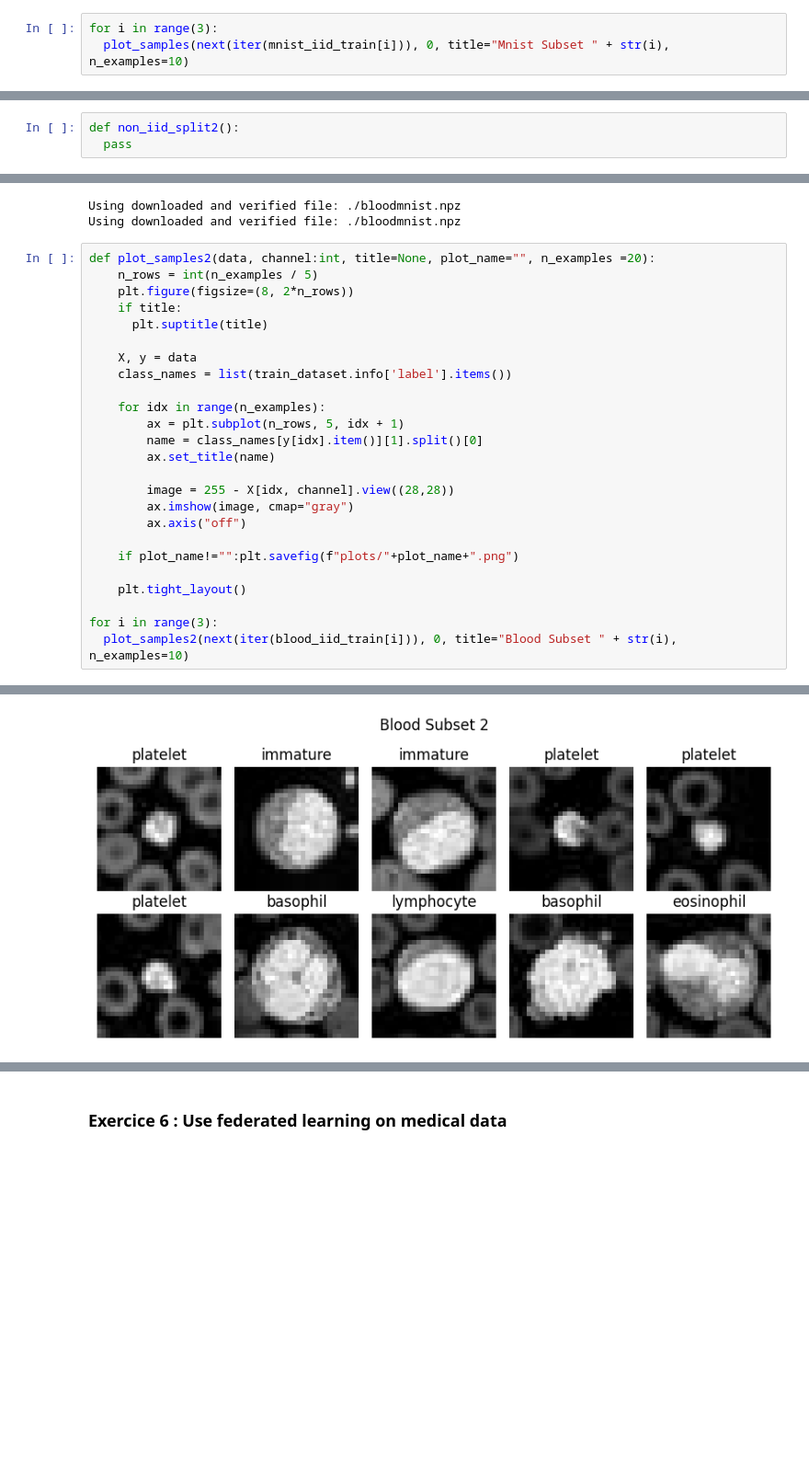
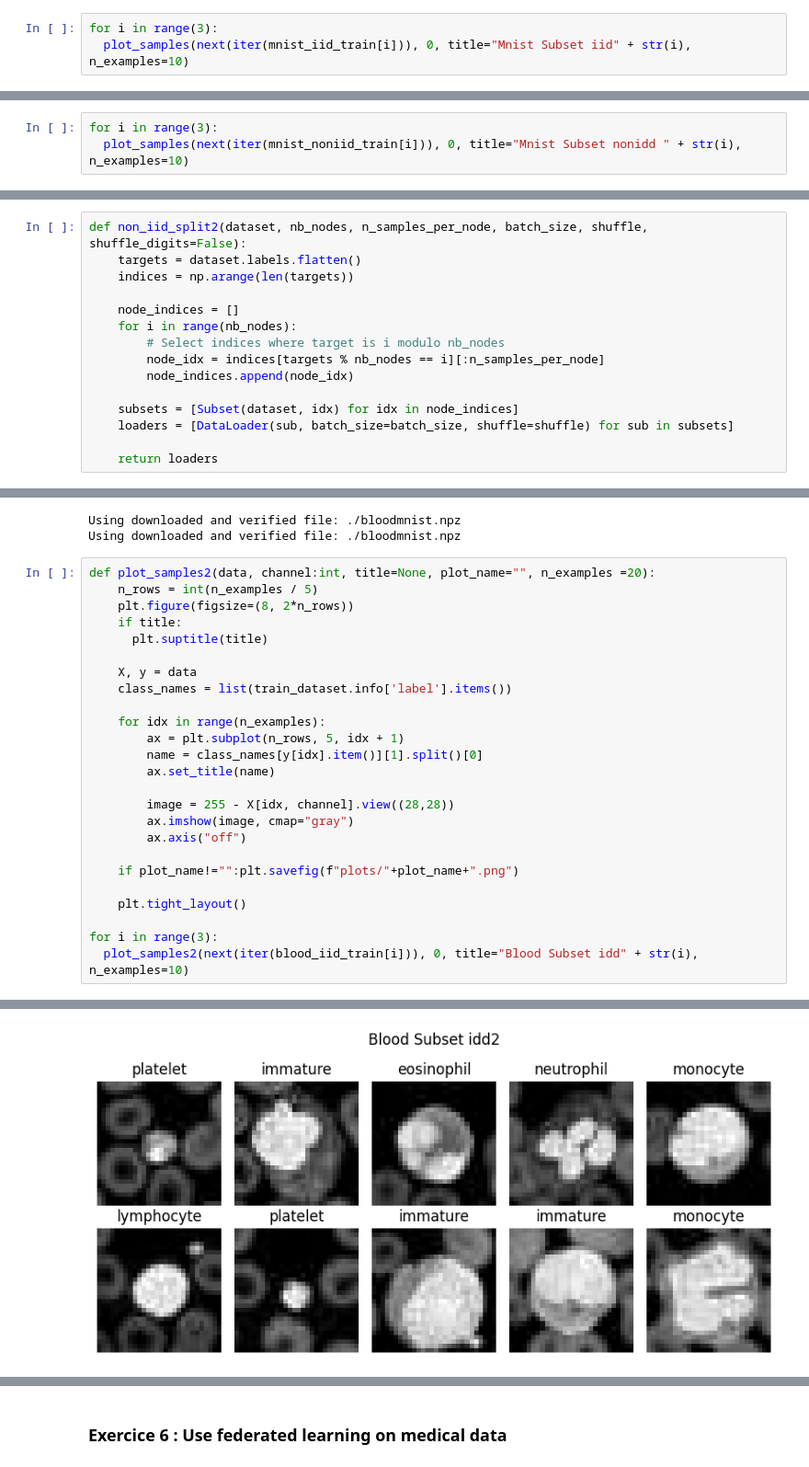
Before and after one commit to Ekliipce/Machine-Learning-for-Biomedical, a Jupyter notebook: federated_learning/Federated_Learning_etudiants.ipynb, the cells around one changed output, grey strips where cells are left out. Shown at 92% size. Drawn from its saved outputs; the diff is of its cells as text; blank space fills up the shorter version.

```diff
--- a/federated_learning/Federated_Learning_etudiants.ipynb
+++ b/federated_learning/Federated_Learning_etudiants.ipynb
@@ -206,5 +191,5 @@ def plot_samples(data, channel:int, title=None, plot_name="", n_examples =20):
     plt.tight_layout()
 # %%
 for i in range(3):
-  plot_samples(next(iter(mnist_iid_train[i])), 0, title="Mnist Subset " + str(i),  n_examples=10)
+  plot_samples(next(iter(mnist_iid_train[i])), 0, title="Mnist Subset iid" + str(i),  n_examples=10)
 # %% [output]
@@ -225,0 +207,3 @@ plot_samples(next(iter(mnist_noniid_train[0])), 0, n_examples=5)
+# %%
+for i in range(3):
+  plot_samples(next(iter(mnist_noniid_train[i])), 0, title="Mnist Subset nonidd " + str(i),  n_examples=10)
@@ -755,9 +789,21 @@ a. non_iid_split : this time there are only 8 classes
 b. iid_split : nothing really changed
 c. get_MNIST : Like in 3. use train and test datasets with the preprocessing pipeline we defined previously.
 d. plot_samples : Make it work for this new images. Also try to print to which classes belong every images, to see later if your iid_split and non_iid_split work well.
-# %%
-def non_iid_split2():
-  pass
+# %%
+def non_iid_split2(dataset, nb_nodes, n_samples_per_node, batch_size, shuffle, shuffle_digits=False):
+    targets = dataset.labels.flatten()
+    indices = np.arange(len(targets))
+
+    node_indices = []
+    for i in range(nb_nodes):
+        # Select indices where target is i modulo nb_nodes
+        node_idx = indices[targets % nb_nodes == i][:n_samples_per_node]
+        node_indices.append(node_idx)
+
+    subsets = [Subset(dataset, idx) for idx in node_indices]
+    loaders = [DataLoader(sub, batch_size=batch_size, shuffle=shuffle) for sub in subsets]
+
+    return loaders
 # %%
 def get_BLOOD(type="iid", n_samples_train=200, n_samples_test=100, n_clients=3, batch_size=25, shuffle=True):
     pipeline = transforms.Compose([
@@ -807,5 +853,5 @@ def plot_samples2(data, channel:int, title=None, plot_name="", n_examples =20):
     plt.tight_layout()
 
 for i in range(3):
-  plot_samples2(next(iter(blood_iid_train[i])), 0, title="Blood Subset " + str(i),  n_examples=10)
+  plot_samples2(next(iter(blood_iid_train[i])), 0, title="Blood Subset idd" + str(i),  n_examples=10)
 # %% [output]
@@ -814 +860 @@ for i in range(3):
-[figure, old version]
+[figure, new version]
```
Also changed, not shown: parts of 26 cells of this notebook.
